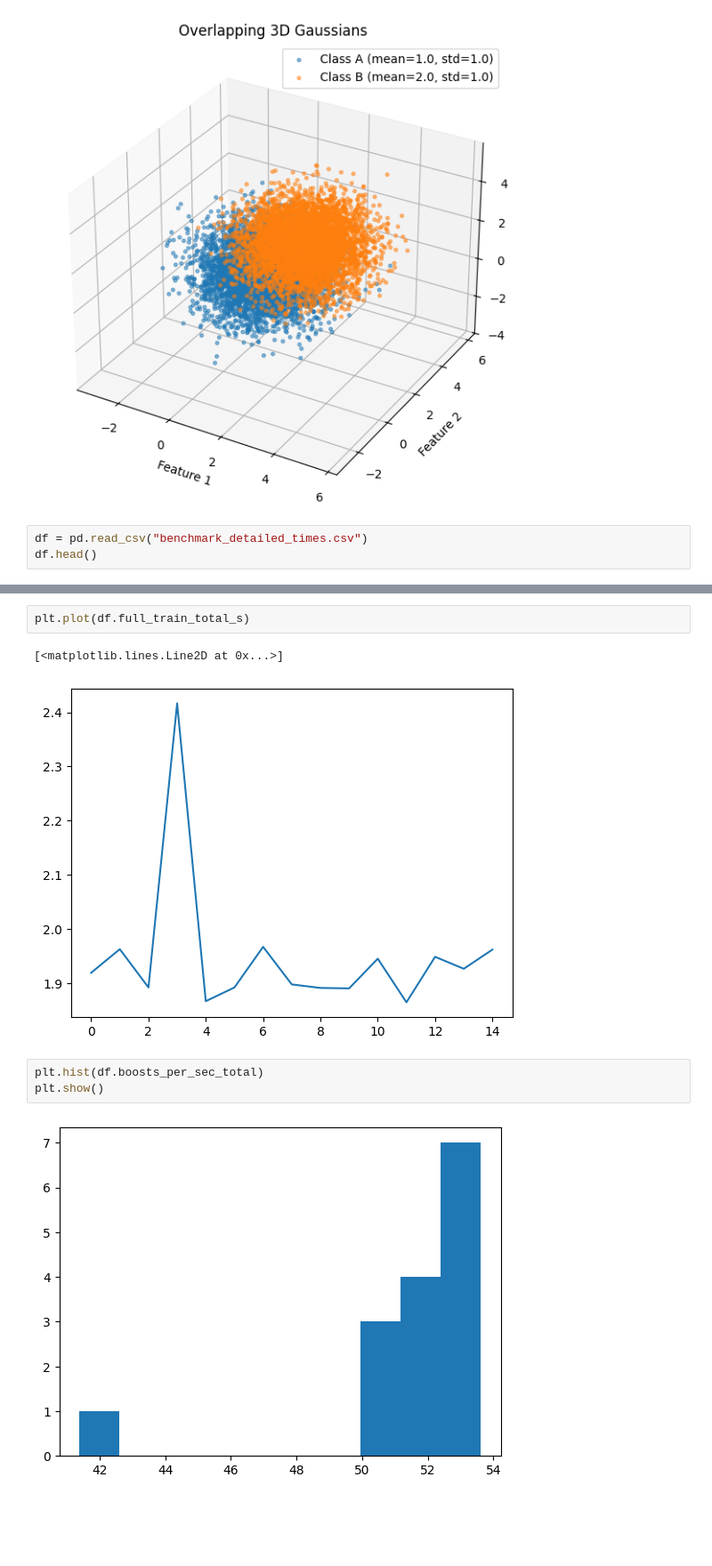
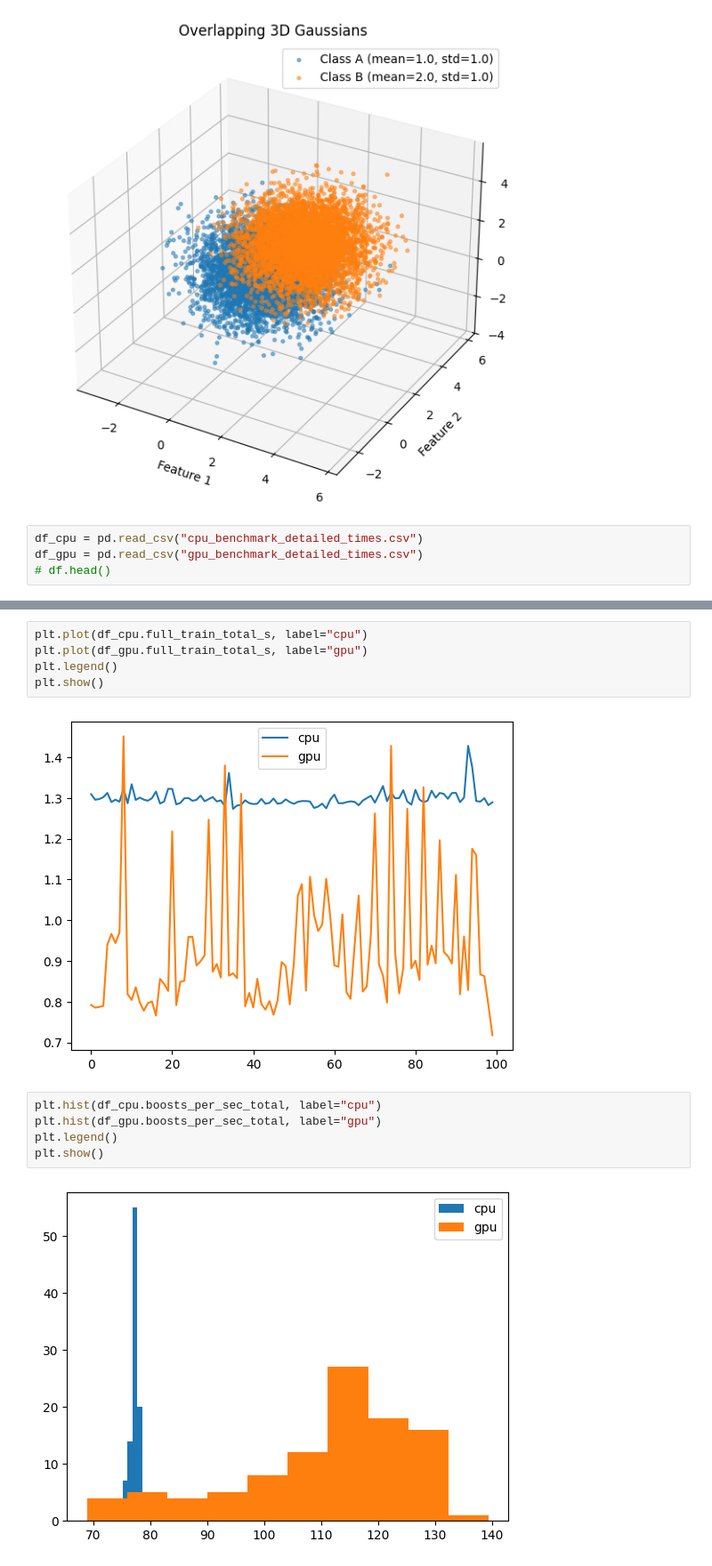
Before and after one commit to jonathankabala/xgboost_benchmark, a Jupyter notebook: src/misc.ipynb, the cells around one changed output, grey strips where cells are left out. Shown: that part at 89% size. Cells and saved outputs as stored; diff of their text form; blank space fills up the shorter version.

```diff
--- a/src/misc.ipynb
+++ b/src/misc.ipynb
@@ -119,5 +119,6 @@ plot_3d_gaussians(mean_a, std_a, mean_b, std_b)
 # %% [output]
 [figure]
 # %%
-df = pd.read_csv("benchmark_detailed_times.csv")
-df.head()
+df_cpu = pd.read_csv("cpu_benchmark_detailed_times.csv")
+df_gpu = pd.read_csv("gpu_benchmark_detailed_times.csv")
+# df.head()
@@ -136,13 +132,17 @@ plt.show()
 # %%
-plt.plot(df.full_train_total_s)
+plt.plot(df_cpu.full_train_total_s, label="cpu")
+plt.plot(df_gpu.full_train_total_s, label="gpu")
+plt.legend()
+plt.show()
 # %% [output]
-[<matplotlib.lines.Line2D at 0x...>]
-[figure, old version]
+[figure, new version]
 # %%
-plt.hist(df.boosts_per_sec_total)
+plt.hist(df_cpu.boosts_per_sec_total, label="cpu")
+plt.hist(df_gpu.boosts_per_sec_total, label="gpu")
+plt.legend()
 plt.show()
 # %% [output]
-[figure, old version]
+[figure, new version]
 # %%
 
 plt.hist(df.boosts_per_sec_mean)
```
Also changed, not shown: parts of 3 cells of this notebook, 6 other files.
